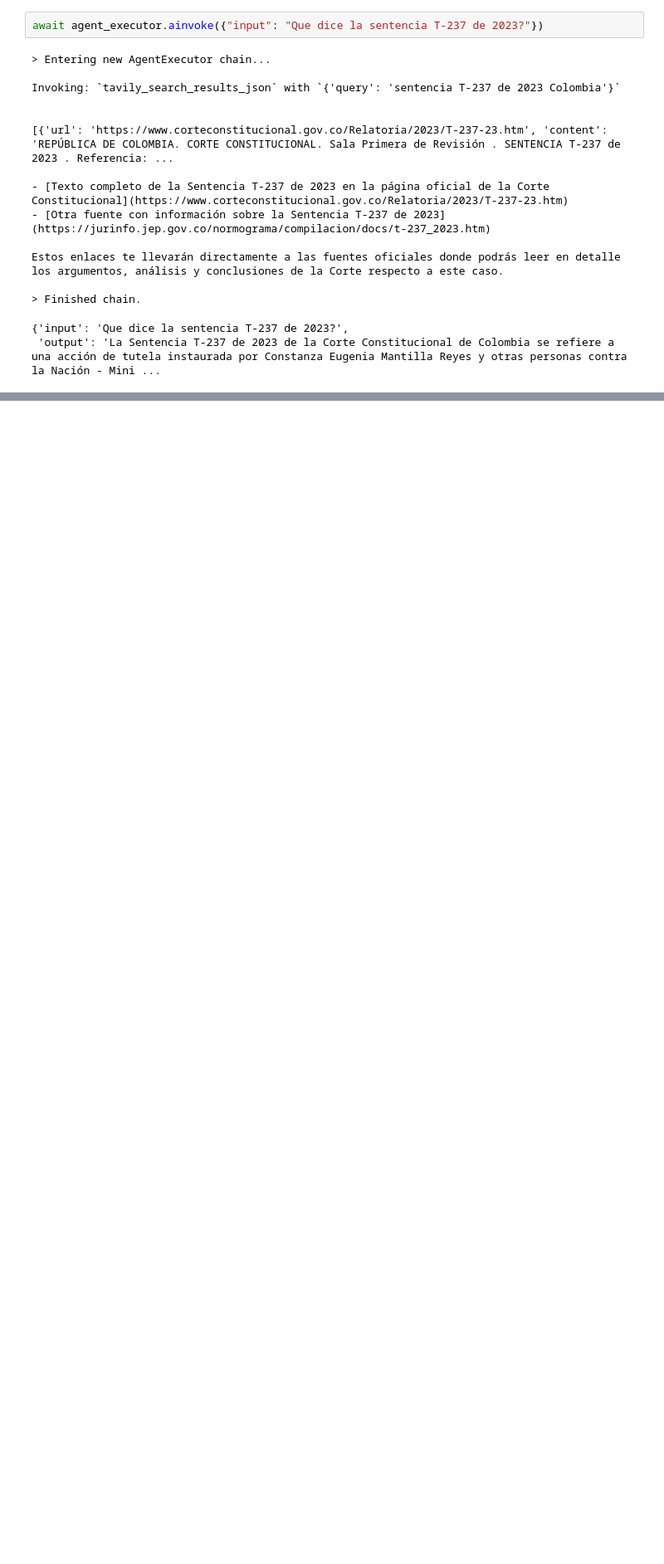
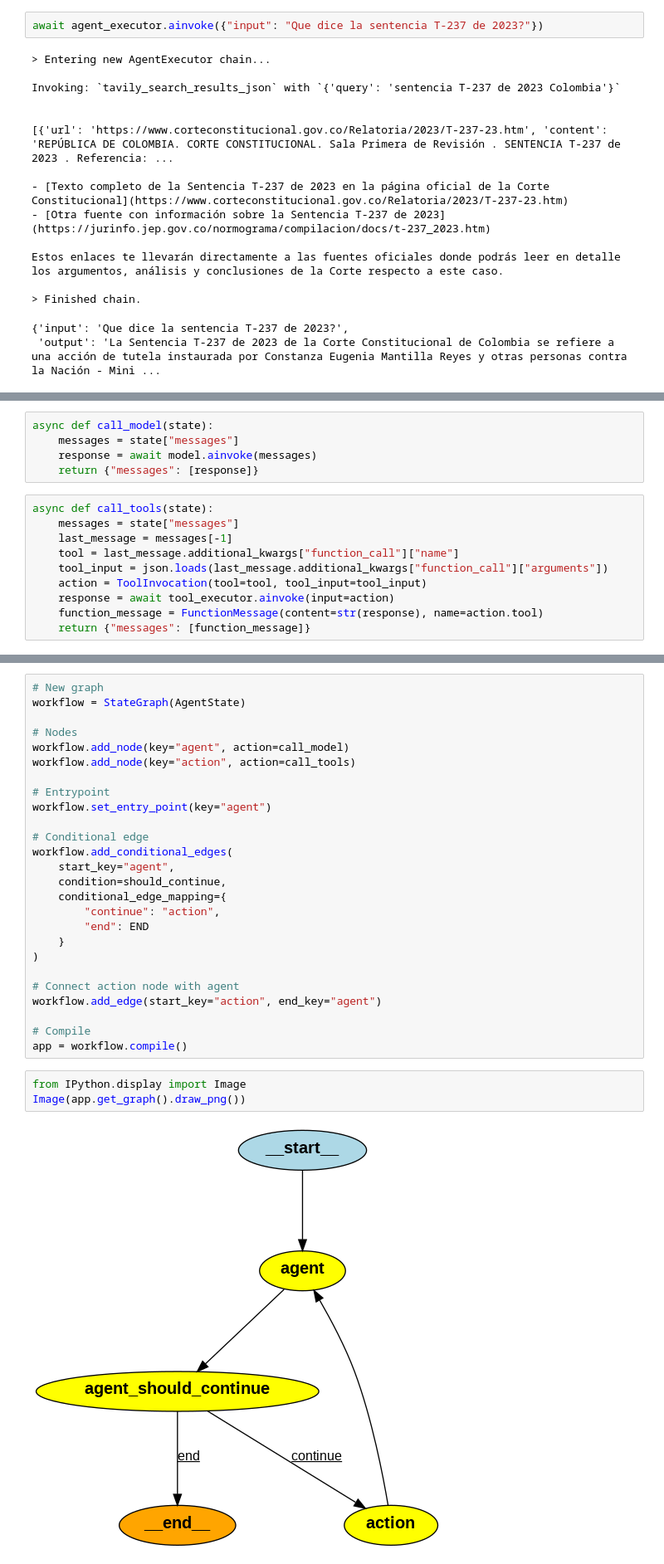
Before and after one commit to jjovalle99/colombian-law-agent, a Jupyter notebook: app_draft.ipynb, the cells around one changed output, grey strips where cells are left out. Shown: that part at 83% size. Drawn from its saved outputs; the diff is of its cells as text; blank space fills up the shorter version.

Commit message:
agent finished langgraph

```diff
--- a/app_draft.ipynb
+++ b/app_draft.ipynb
@@ -396,0 +430,15 @@ Estos enlaces te llevarán directamente a las fuentes oficiales donde podrás le
+# %%
+async def call_model(state):
+    messages = state["messages"]
+    response = await model.ainvoke(messages)
+    return {"messages": [response]}
+# %%
+async def call_tools(state):
+    messages = state["messages"]
+    last_message = messages[-1]
+    tool = last_message.additional_kwargs["function_call"]["name"]
+    tool_input = json.loads(last_message.additional_kwargs["function_call"]["arguments"])
+    action = ToolInvocation(tool=tool, tool_input=tool_input)
+    response = await tool_executor.ainvoke(input=action)
+    function_message = FunctionMessage(content=str(response), name=action.tool)
+    return {"messages": [function_message]}
@@ -396,0 +449,31 @@ Estos enlaces te llevarán directamente a las fuentes oficiales donde podrás le
+# %%
+# New graph
+workflow = StateGraph(AgentState)
+
+# Nodes
+workflow.add_node(key="agent", action=call_model)
+workflow.add_node(key="action", action=call_tools)
+
+# Entrypoint
+workflow.set_entry_point(key="agent")
+
+# Conditional edge
+workflow.add_conditional_edges(
+    start_key="agent",
+    condition=should_continue,
+    conditional_edge_mapping={
+        "continue": "action",
+        "end": END
+    }
+)
+
+# Connect action node with agent
+workflow.add_edge(start_key="action", end_key="agent")
+
+# Compile
+app = workflow.compile()
+# %%
+from IPython.display import Image
+Image(app.get_graph().draw_png())
+# %% [output]
+[figure, added]
```
Also changed, not shown: parts of 21 cells of this notebook, 2 other files.
